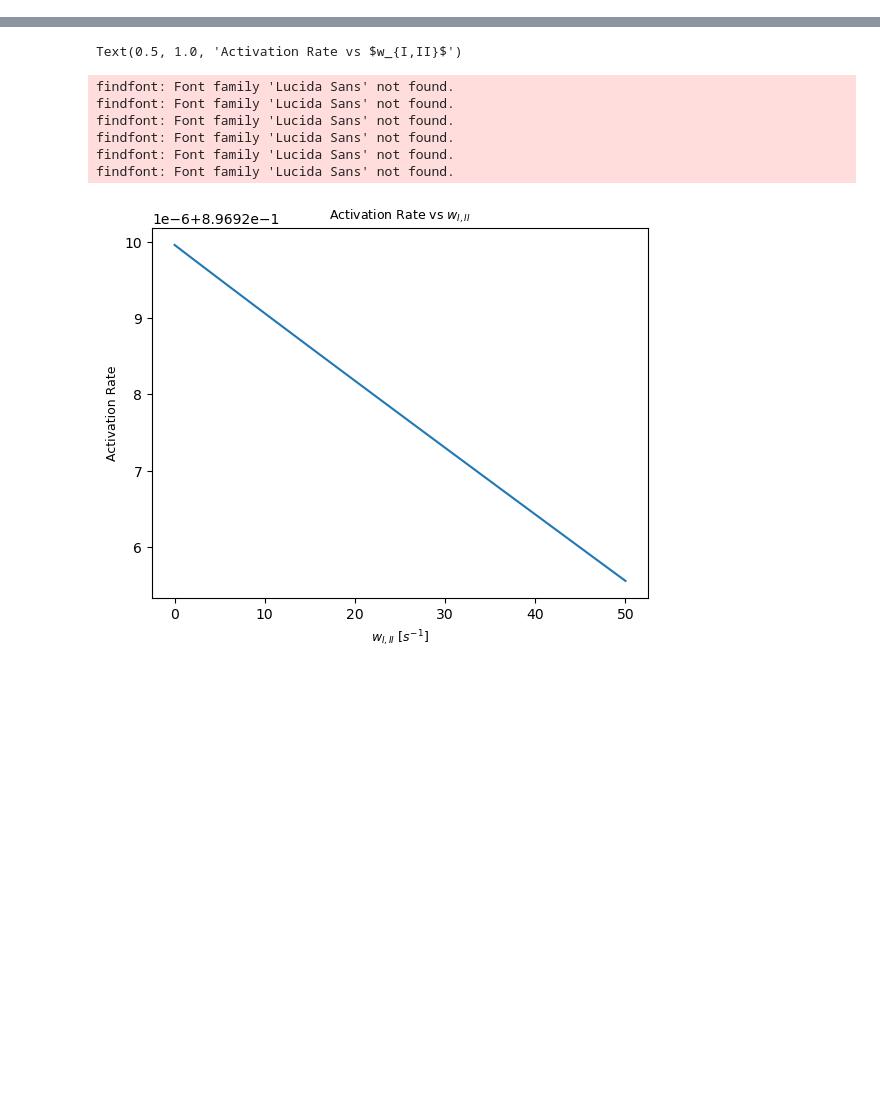
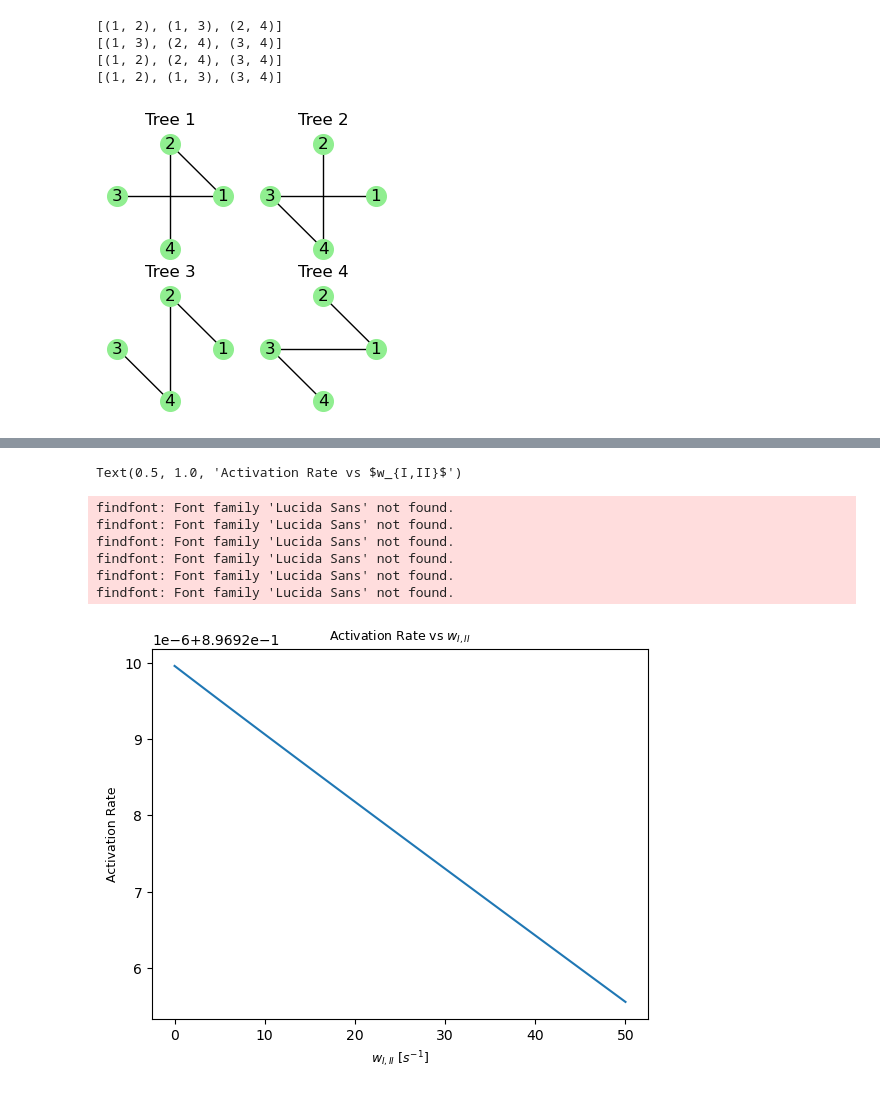
Before and after one commit to romamarketsandwich/diagram_dynamic_metabolism_v2, a Jupyter notebook: workflow/lib/TF_model.ipynb, the cells around one changed output, grey strips where cells are left out. Cells and saved outputs as stored; diff of their text form; code cells hidden in the pictures; blank space fills up the shorter version.

```diff
--- a/workflow/lib/TF_model.ipynb
+++ b/workflow/lib/TF_model.ipynb
@@ -103,0 +101,25 @@ plt.show()
+# %%
+from dynamic_catalysis_model import generate_spanning_trees
+fig, axs = plt.subplots(2, 2, figsize=(1.8125 * 2, 1.8125 * 2))
+pos = nx.circular_layout(G)
+
+spanning_trees = generate_spanning_trees(G, None, None)
+for tree in spanning_trees:
+    print(tree.edges())
+for i, g in enumerate(spanning_trees):
+    x_ax = i // 2
+    y_ax = i % 2
+
+    axs[x_ax][y_ax].set_title(f"Tree {i + 1}")
+    nx.draw(g, pos, labels = {n: n for n in G}, node_color='lightgreen', node_size=200, ax=axs[x_ax][y_ax])
+
+for i in range(2):
+    for j in range(2):
+        axs[i][j].axis('off')
+plt.show()
+# %% [output]
+[(1, 2), (1, 3), (2, 4)]
+[(1, 3), (2, 4), (3, 4)]
+[(1, 2), (2, 4), (3, 4)]
+[(1, 2), (1, 3), (3, 4)]
+[figure, added]
```
Also changed, not shown: parts of 13 cells of this notebook, 18 other files.
